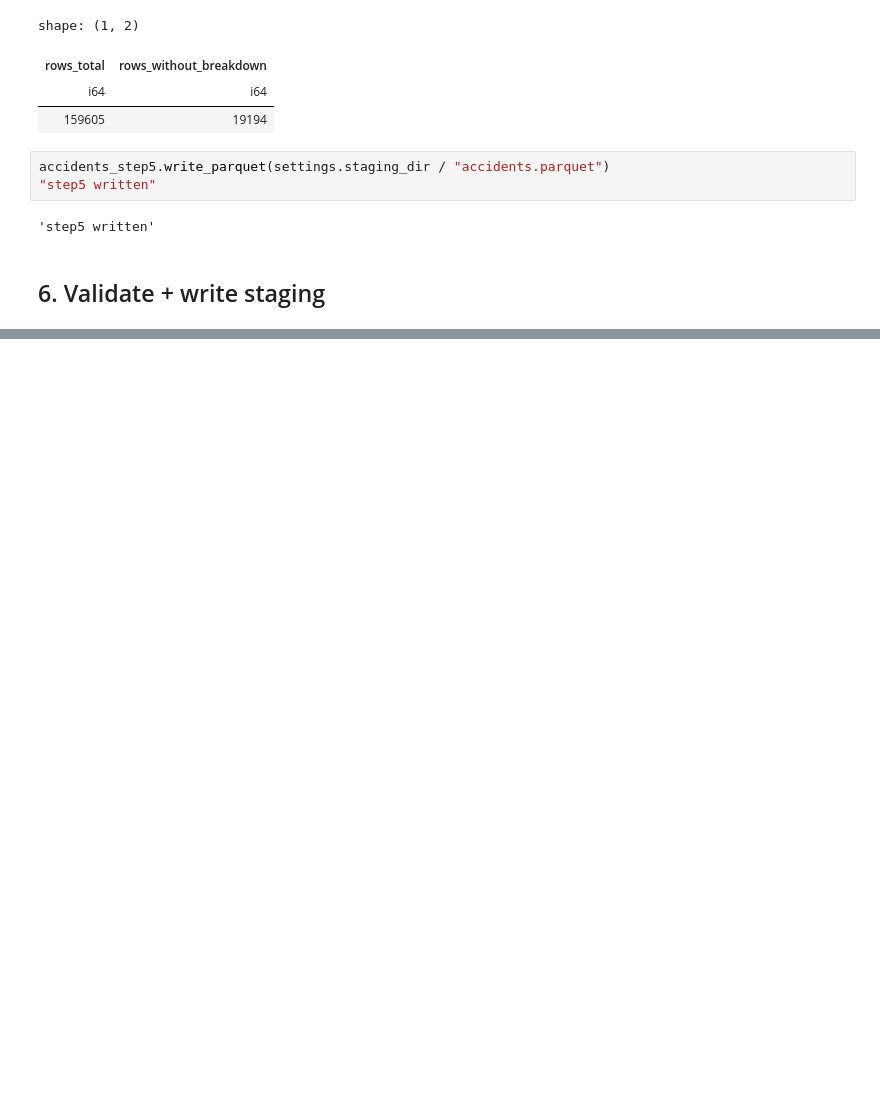
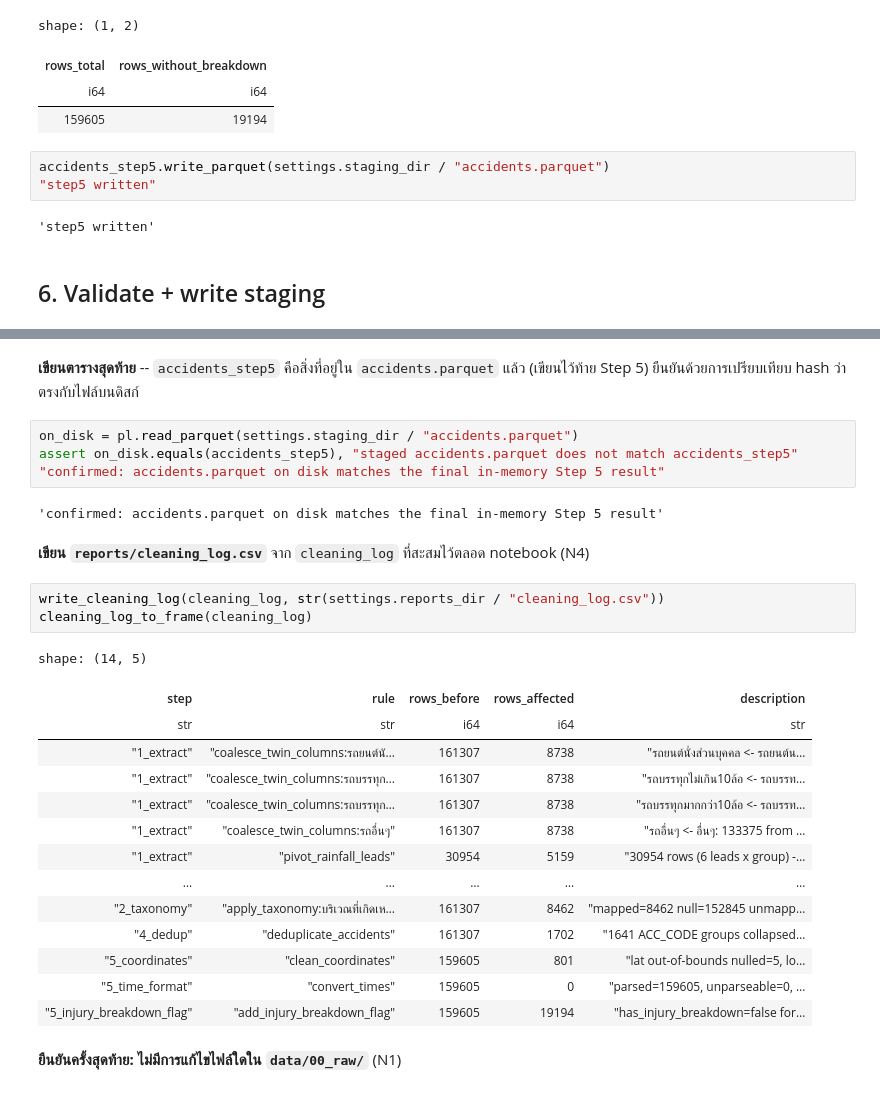
Before and after one commit to PhidPhew/car-insurance-accident-analysis, a Jupyter notebook: notebooks/02_data_cleaning.ipynb, the cells around one changed output, grey strips where cells are left out. Drawn from its saved outputs; the diff is of its cells as text; blank space fills up the shorter version.

```diff
--- a/notebooks/02_data_cleaning.ipynb
+++ b/notebooks/02_data_cleaning.ipynb
@@ -806,0 +961,31 @@ accidents_step5.write_parquet(settings.staging_dir / "accidents.parquet")
+# %% [markdown]
+**เขียนตารางสุดท้าย** -- `accidents_step5` คือสิ่งที่อยู่ใน `accidents.parquet` แล้ว
+(เขียนไว้ท้าย Step 5) ยืนยันด้วยการเปรียบเทียบ hash ว่าตรงกับไฟล์บนดิสก์
+# %%
+on_disk = pl.read_parquet(settings.staging_dir / "accidents.parquet")
+assert on_disk.equals(accidents_step5), "staged accidents.parquet does not match accidents_step5"
+"confirmed: accidents.parquet on disk matches the final in-memory Step 5 result"
+# %% [output]
+'confirmed: accidents.parquet on disk matches the final in-memory Step 5 result'
+# %% [markdown]
+**เขียน `reports/cleaning_log.csv`** จาก `cleaning_log` ที่สะสมไว้ตลอด notebook (N4)
+# %%
+write_cleaning_log(cleaning_log, str(settings.reports_dir / "cleaning_log.csv"))
+cleaning_log_to_frame(cleaning_log)
+# %% [output]
+shape: (14, 5)
+| step | rule | rows_before | rows_affected | description |
+| str | str | i64 | i64 | str |
+| "1_extract" | "coalesce_twin_columns:รถยนต์นั… | 161307 | 8738 | "รถยนต์นั่งส่วนบุคคล <- รถยนต์น… |
+| "1_extract" | "coalesce_twin_columns:รถบรรทุก… | 161307 | 8738 | "รถบรรทุกไม่เกิน10ล้อ <- รถบรรท… |
+| "1_extract" | "coalesce_twin_columns:รถบรรทุก… | 161307 | 8738 | "รถบรรทุกมากกว่า10ล้อ <- รถบรรท… |
+| "1_extract" | "coalesce_twin_columns:รถอื่นๆ" | 161307 | 8738 | "รถอื่นๆ <- อื่นๆ: 133375 from … |
+| "1_extract" | "pivot_rainfall_leads" | 30954 | 5159 | "30954 rows (6 leads x group) -… |
+| … | … | … | … | … |
+| "2_taxonomy" | "apply_taxonomy:บริเวณที่เกิดเห… | 161307 | 8462 | "mapped=8462 null=152845 unmapp… |
+| "4_dedup" | "deduplicate_accidents" | 161307 | 1702 | "1641 ACC_CODE groups collapsed… |
+| "5_coordinates" | "clean_coordinates" | 159605 | 801 | "lat out-of-bounds nulled=5, lo… |
+| "5_time_format" | "convert_times" | 159605 | 0 | "parsed=159605, unparseable=0, … |
+| "5_injury_breakdown_flag" | "add_injury_breakdown_flag" | 159605 | 19194 | "has_injury_breakdown=false for… |
+# %% [markdown]
+**ยืนยันครั้งสุดท้าย: ไม่มีการแก้ไขไฟล์ใดใน `data/00_raw/`** (N1)
```
Also changed, not shown: parts of 22 cells of this notebook, 5 other files.
